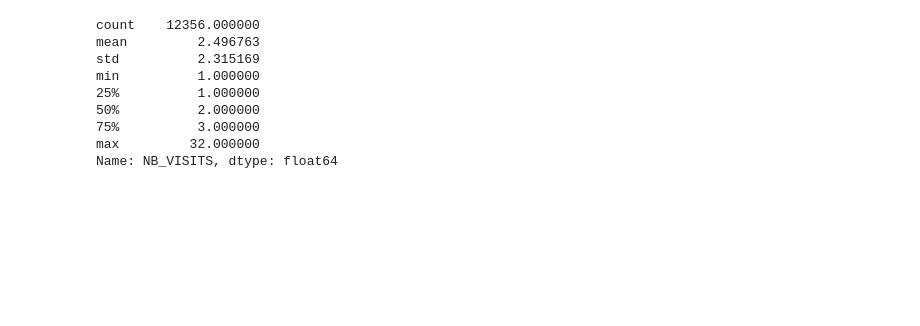
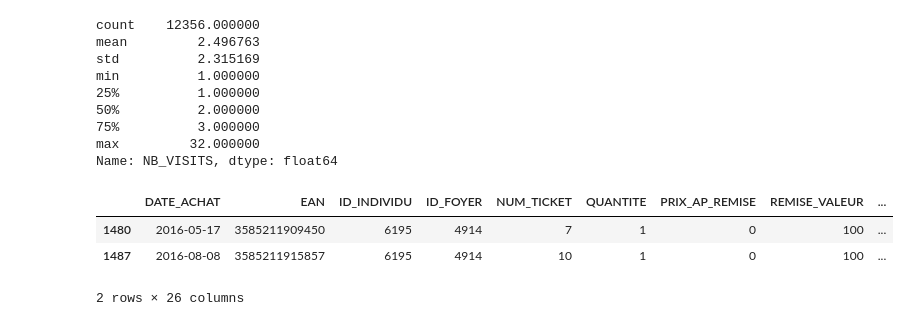
Before and after one commit to NirAndria/Project-Data-Marketing, a Jupyter notebook: Projet marketing.ipynb, the cells around one changed output. Cells and saved outputs as stored; diff of their text form; code cells hidden in the pictures; blank space fills up the shorter version.

```diff
--- a/Projet marketing.ipynb
+++ b/Projet marketing.ipynb
@@ -761,4 +741,11 @@ max         32.000000
 Name: NB_VISITS, dtype: float64
 # %%
 MASTER_RFM["TOP_NEW"] = np.where(MASTER_RFM["SENIORITY"]<=12,1,0)
+# %%
+RECEIPTS_INFO_RFM[RECEIPTS_INFO_RFM.ID_INDIVIDU == 6195]
+# %% [output]
+|  | DATE_ACHAT | EAN | ID_INDIVIDU | ID_FOYER | NUM_TICKET | QUANTITE | PRIX_AP_REMISE | REMISE_VALEUR | ... |
+| 1480 | 2016-05-17 | 3585211909450 | 6195 | 4914 | 7 | 1 | 0 | 100 | ... |
+| 1487 | 2016-08-08 | 3585211915857 | 6195 | 4914 | 10 | 1 | 0 | 100 | ... |
+2 rows × 26 columns
 # %%
```
Also changed, not shown: parts of 24 cells of this notebook.
